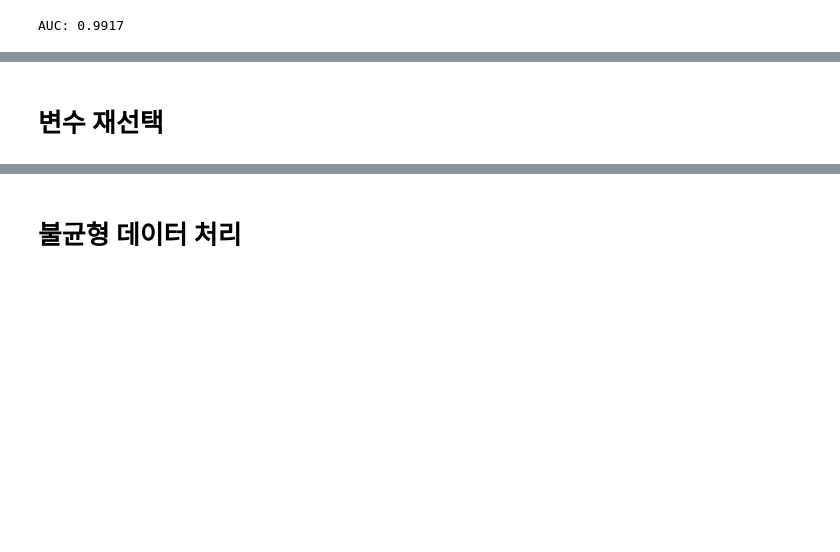
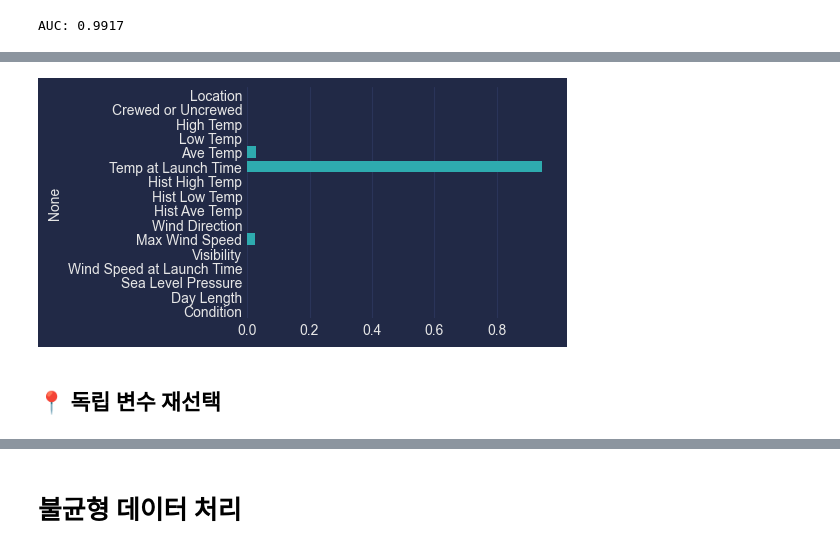
Before and after one commit to zer0ken/ms-ai-school, a Jupyter notebook: rocket/12_로켓발사_실습.ipynb, the cells around one changed output, grey strips where cells are left out. Drawn from its saved outputs; the diff is of its cells as text; code cells hidden in the pictures; blank space fills up the shorter version.

```diff
--- a/rocket/12_로켓발사_실습.ipynb
+++ b/rocket/12_로켓발사_실습.ipynb
@@ -348,2 +355,10 @@ AUC: 0.9917
+# %%
+# 특성의 중요도
+
+plt.figure(figsize=(4,3))
+sns.barplot(y=X.columns, x=model.feature_importances_)
+plt.show()
+# %% [output]
+[figure, added]
 # %% [markdown]
-# 변수 재선택
+## 📍 독립 변수 재선택
```
Also changed, not shown: parts of 11 cells of this notebook.
